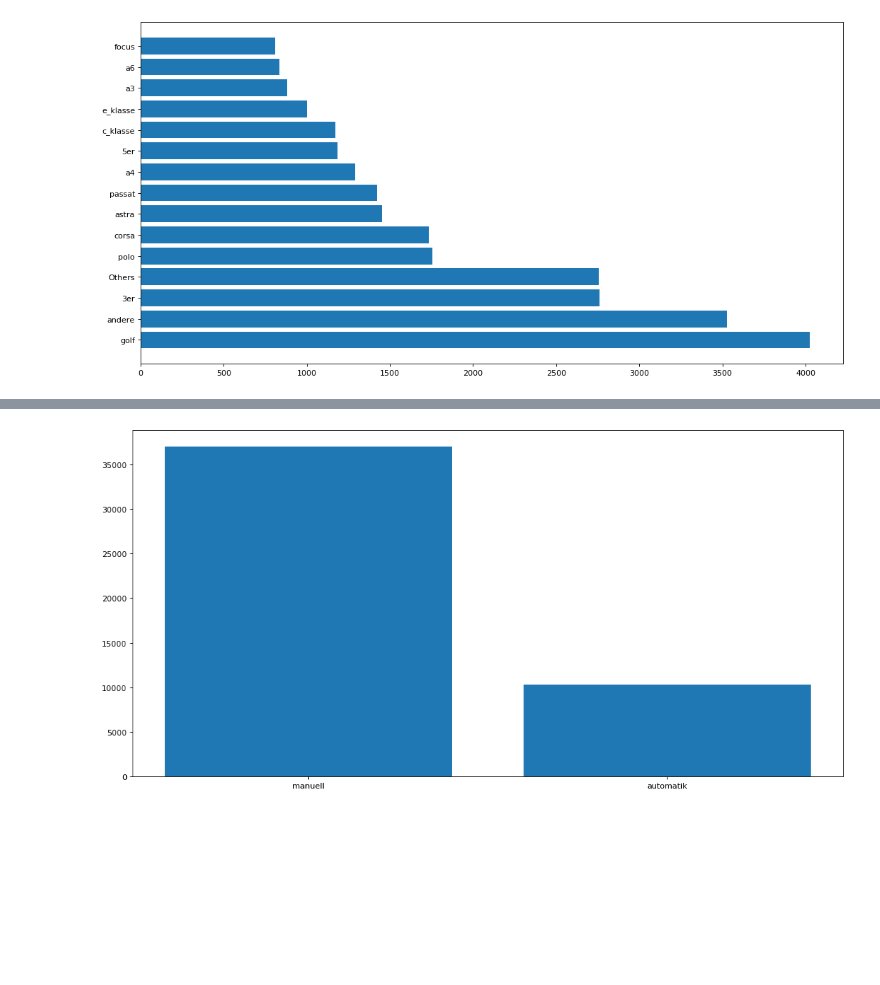
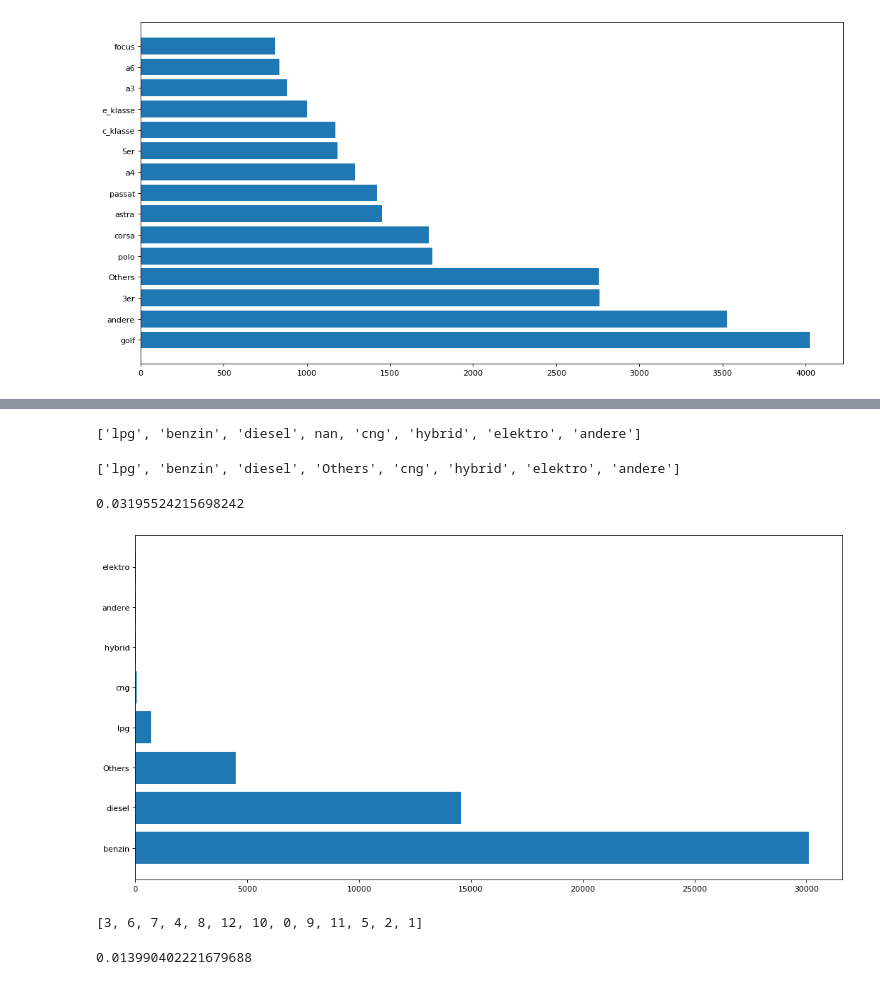
Before and after one commit to ndangalasinh/dataquest_exploring_ebay_car_sales, a Jupyter notebook: dataquest_exploring_ebay_car_sales.ipynb, the cells around one changed output, grey strips where cells are left out. Drawn from its saved outputs; the diff is of its cells as text; code cells hidden in the pictures; blank space fills up the shorter version.

```diff
--- a/dataquest_exploring_ebay_car_sales.ipynb
+++ b/dataquest_exploring_ebay_car_sales.ipynb
@@ -288,3 +292,5 @@ plt.show()
+# %%
+sales_auto['gearbox'].fillna('Others',inplace=True)
 # %%
 start = time.time()
 gearbox_type = dataset_composition(sales_auto,'gearbox')
@@ -295,7 +307,35 @@ end - start
+# %%
+list(sales_auto['fuel_type'].unique())
+# %% [output]
+['lpg', 'benzin', 'diesel', nan, 'cng', 'hybrid', 'elektro', 'andere']
+# %%
+sales_auto['fuel_type'].fillna('Others', inplace=True)
+# %%
+list(sales_auto['fuel_type'].unique())
+# %% [output]
+['lpg', 'benzin', 'diesel', 'Others', 'cng', 'hybrid', 'elektro', 'andere']
+# %%
+start = time.time()
+fuel_type = dataset_composition(sales_auto,'fuel_type')
+end = time.time()
+end - start
+# %% [output]
+0.03195524215698242
 # %%
-x, y = zip(*gearbox_type[:2]) # unpack a list of pairs into two tuples
+x, y = zip(*fuel_type) # unpack a list of pairs into two tuples
 plt.figure(figsize=(16, 8), dpi=80)
-plt.bar(x,y)
+plt.barh(x,y)
 plt.show()
 # %% [output]
-[figure, old version]
+[figure, new version]
+# %%
+list(sales_auto['month_of_registration'].unique())
+# %% [output]
+[3, 6, 7, 4, 8, 12, 10, 0, 9, 11, 5, 2, 1]
+# %%
+start = time.time()
+month_registered = dataset_composition(sales_auto,'month_of_registration')
+end = time.time()
+end - start
+# %% [output]
+0.013990402221679688
```
Also changed, not shown: parts of 8 cells of this notebook.
